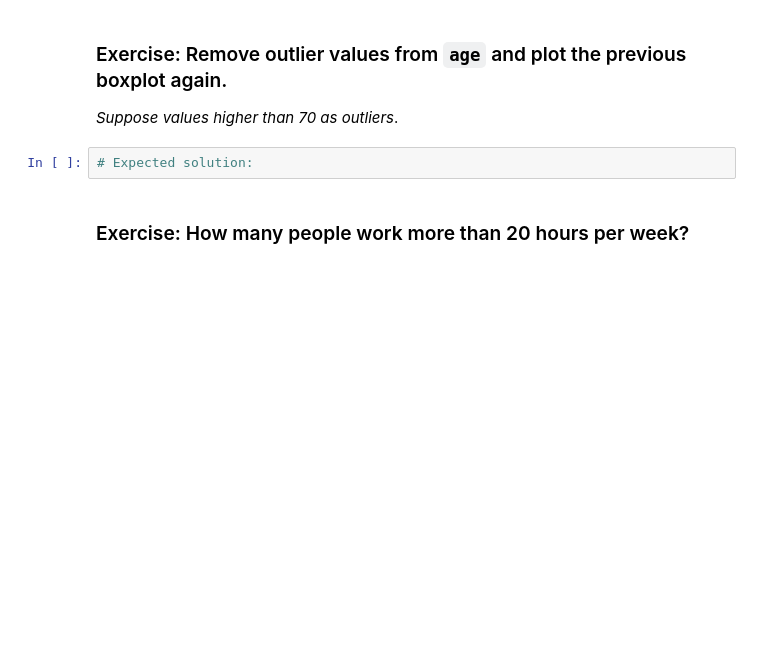
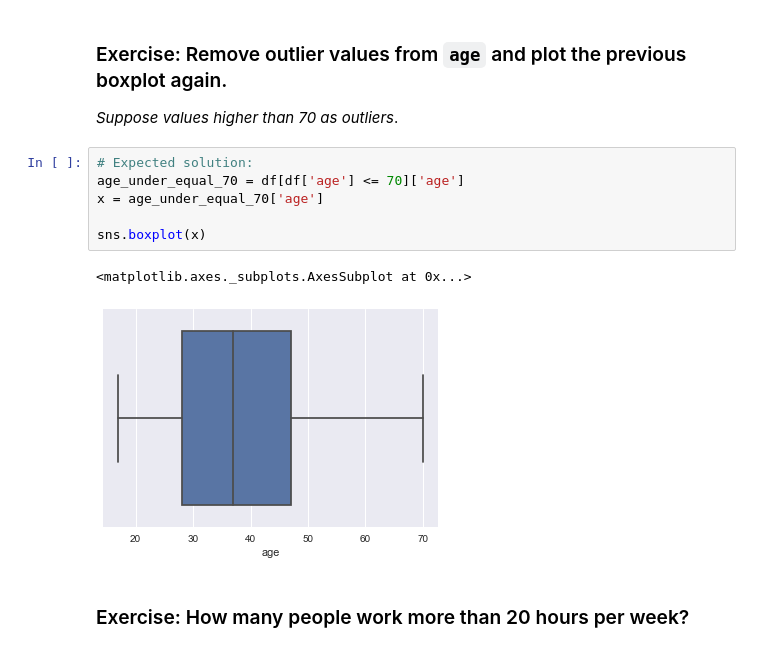
Before and after one commit to AndyDeNike/RMOTR, a Jupyter notebook: projects/data-science/ds-unit-2-us-census-analyisis/Project 2 - US Census.ipynb, the cells around one changed output. Saved outputs shown, nothing was run; the diff lists cells and outputs as text; blank space fills up the shorter version.

Commit message:
Removed outliers from age column and output boxplot

```diff
--- a/projects/data-science/ds-unit-2-us-census-analyisis/Project 2 - US Census.ipynb
+++ b/projects/data-science/ds-unit-2-us-census-analyisis/Project 2 - US Census.ipynb
@@ -318,8 +318,15 @@ bp_age = sns.boxplot(x)
 ### Exercise: Remove outlier values from `age` and plot the previous boxplot again.
 
 _Suppose values higher than 70 as outliers_.
-# %%
-# Expected solution:
+# %%
+# Expected solution:
+age_under_equal_70 = df[df['age'] <= 70]['age']
+x = age_under_equal_70['age']
+
+sns.boxplot(x)
+# %% [output]
+<matplotlib.axes._subplots.AxesSubplot at 0x...>
+[figure, added]
 # %% [markdown]
 ### Exercise: How many people work more than 20 hours per week?
 # %%
```
